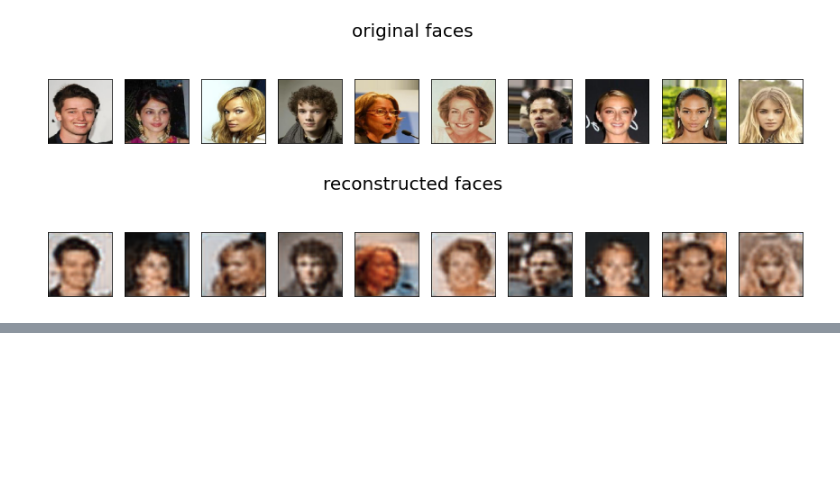
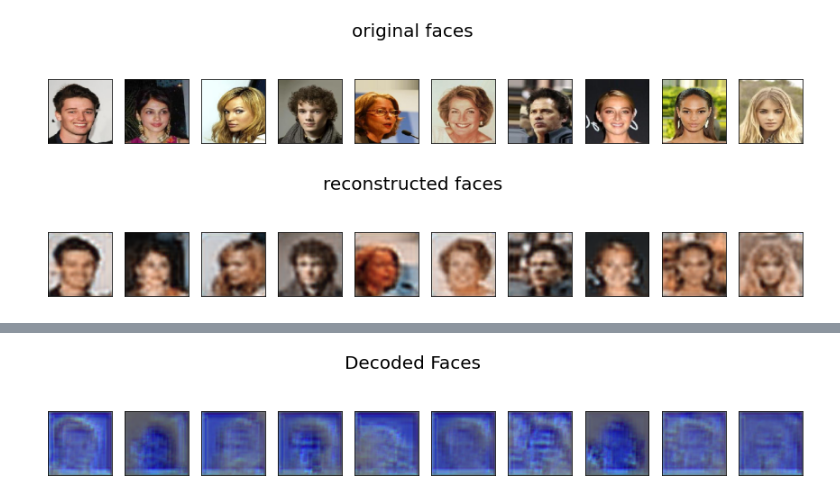
Before and after one commit to tmartial/Projet_SD, a Jupyter notebook: enco_jupy.ipynb, the cells around one changed output, grey strips where cells are left out. Drawn from its saved outputs; the diff is of its cells as text; code cells hidden in the pictures; blank space fills up the shorter version.

Commit message:
Add files via upload
Encoder (+reconstructor)
Decoder for a given 2048 encoded face vector
A FAIRE : improve decoder ; current result not satisfying

```diff
--- a/enco_jupy.ipynb
+++ b/enco_jupy.ipynb
@@ -162,0 +186,17 @@ show_faces_data(reconstructed_faces, title="reconstructed faces")
+# %%
+#load the model
+decoder = load_model('faces_decod.h5')
+#load the encoded vector (numpy.ndarray format)
+# %%
+#loading the txt file with encoded vectors into a np array
+encoded_faces_0 = np.loadtxt("C:/Users/Emma Molière/Documents/insa/4BIM/Software development/project/Projet_SD/encoded_faces.txt")
+# %%
+#Reshape the linear vectors into a 16*16*8 dimensuin
+encoded_faces = encoded_faces_0.reshape(400, 16, 16, 8)
+# %%
+#Decode on of them using the decoder model we implemented
+decoded_faces  = decoder.predict(encoded_faces)
+# %%
+show_faces_data(decoded_faces, title="Decoded Faces")
+# %% [output]
+[figure, added]
```
Also changed, not shown: parts of 8 cells of this notebook.
